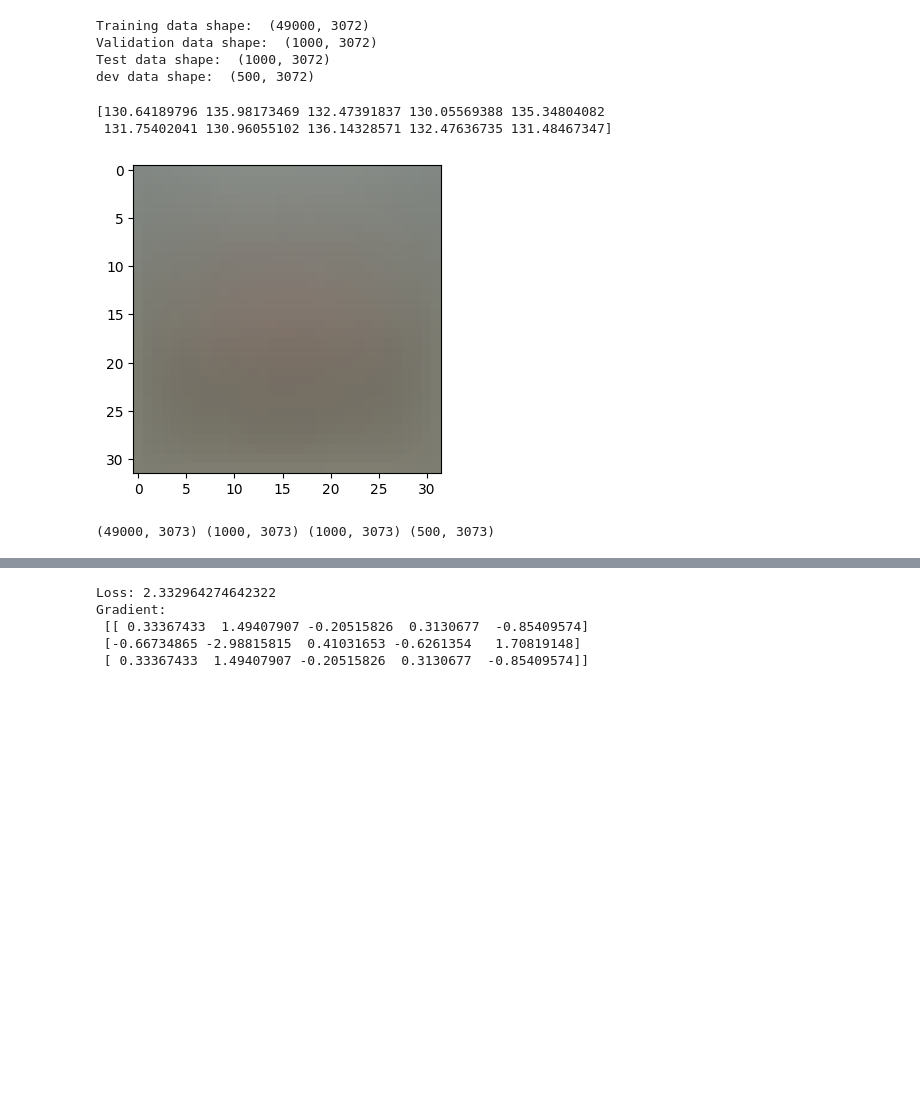
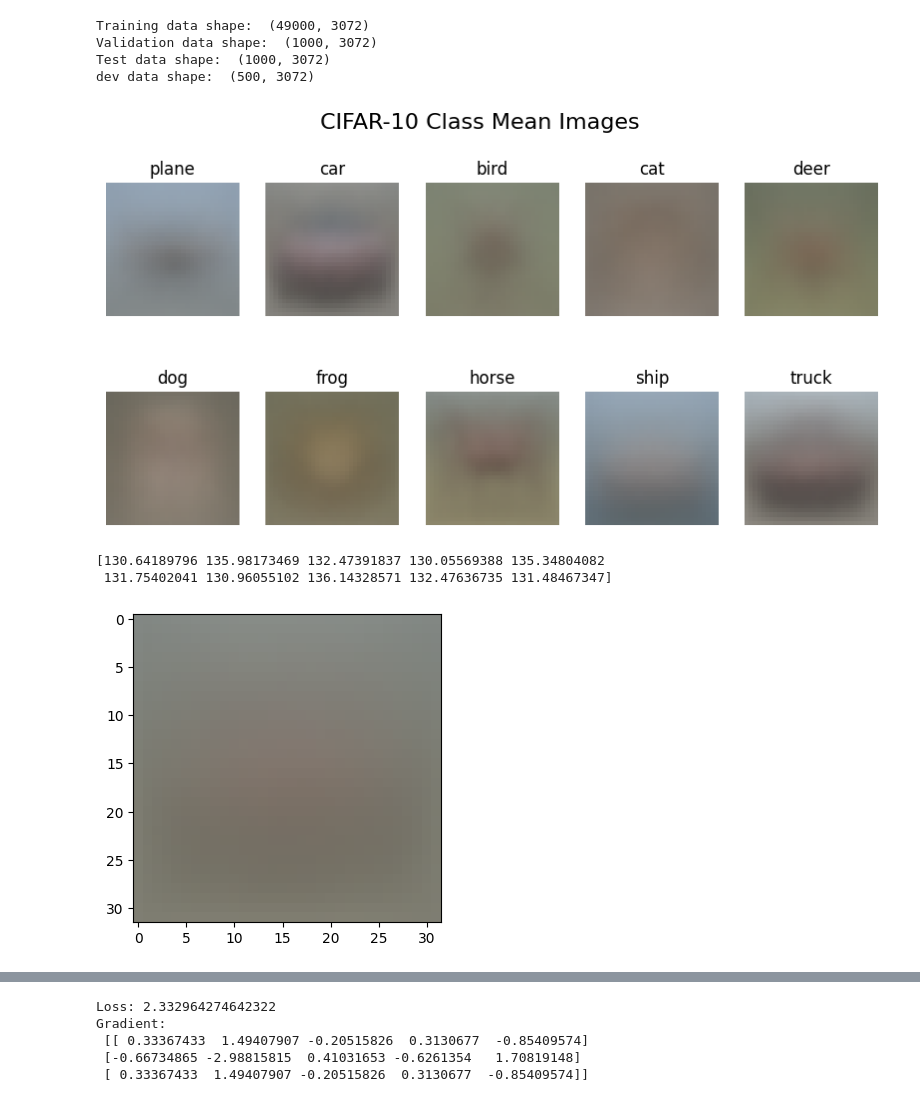
Before and after one commit to adityaswamii/deep-learning-for-cv, a Jupyter notebook: lectures/3-optimization.ipynb, the cells around one changed output, grey strips where cells are left out. Cells and saved outputs as stored; diff of their text form; code cells hidden in the pictures; blank space fills up the shorter version.

Commit message:
tbd: weights-per-class iterations

```diff
--- a/lectures/3-optimization.ipynb
+++ b/lectures/3-optimization.ipynb
@@ -108,9 +108,30 @@ Training data shape:  (49000, 3072)
 Validation data shape:  (1000, 3072)
 Test data shape:  (1000, 3072)
 dev data shape:  (500, 3072)
+# %%
+# Compute the image mean for each class
+
+classes = ['plane', 'car', 'bird', 'cat', 'deer', 'dog', 'frog', 'horse', 'ship', 'truck']
+class_image_means = {}
+for y in range(10):
+    X_class = X_train[y_train == y]
+    class_image_means[y] = np.mean(X_class, axis=0)
+
+# show class means
+plt.figure(figsize=(10,5))
+for y in range(10):
+    plt.subplot(2, 5, y+1)
+    plt.imshow(class_image_means[y].reshape(32,32,3).astype('uint8'))
+    plt.axis('off')
+    plt.title(f'{classes[y]}')
+plt.suptitle('CIFAR-10 Class Mean Images', fontsize=16)
+plt.show()
+# %% [output]
+[figure, added]
 # %%
 # Preprocessing: subtract the mean image
-# first: compute the image mean based on the training data
+# first: compute the image mean for the training data
+
 mean_image = np.mean(X_train, axis=0)
 print(mean_image[:10]) # print a few of the elements
 plt.figure(figsize=(4,4))
@@ -122,17 +143,7 @@ X_train -= mean_image
 X_val -= mean_image
 X_test -= mean_image
 X_dev -= mean_image
-
-# third: append the bias dimension of ones (i.e. bias trick) so that our classifier
-# only has to worry about optimizing a single weight matrix W.
-X_train = np.hstack([X_train, np.ones((X_train.shape[0], 1))])
-X_val = np.hstack([X_val, np.ones((X_val.shape[0], 1))])
-X_test = np.hstack([X_test, np.ones((X_test.shape[0], 1))])
-X_dev = np.hstack([X_dev, np.ones((X_dev.shape[0], 1))])
-
-print(X_train.shape, X_val.shape, X_test.shape, X_dev.shape)
 # %% [output]
 [130.64189796 135.98173469 132.47391837 130.05569388 135.34804082
  131.75402041 130.96055102 136.14328571 132.47636735 131.48467347]
 [figure]
-(49000, 3073) (1000, 3073) (1000, 3073) (500, 3073)
```
Also changed, not shown: parts of 8 cells of this notebook.
